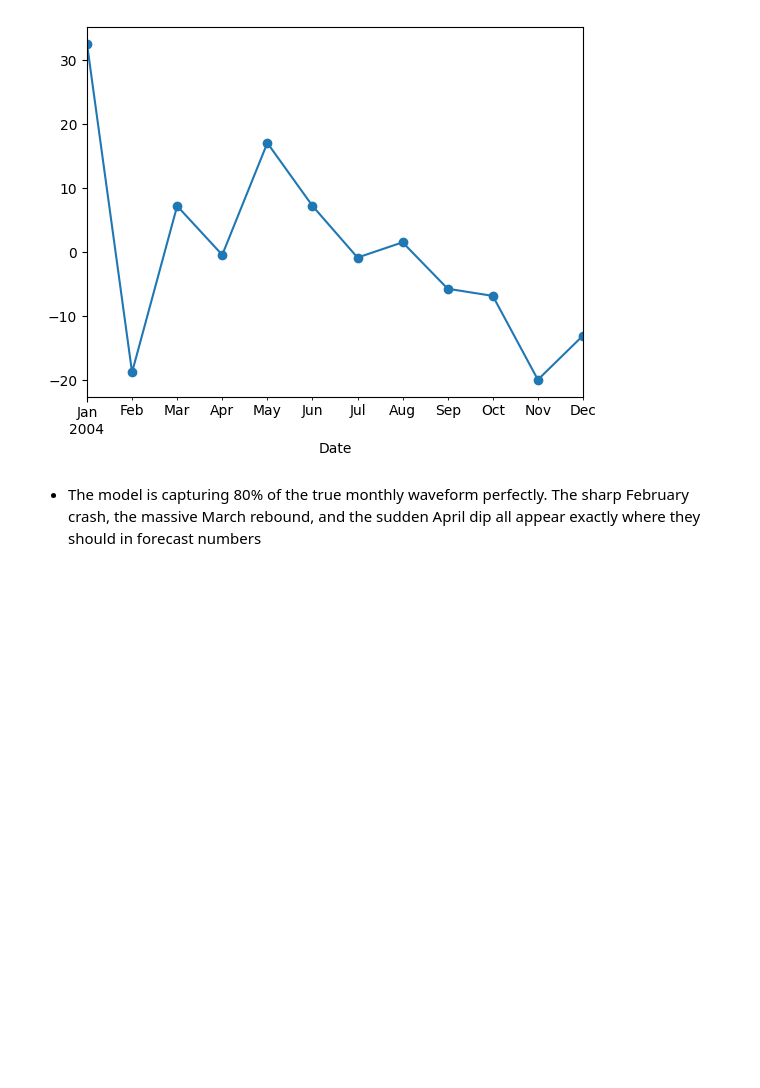
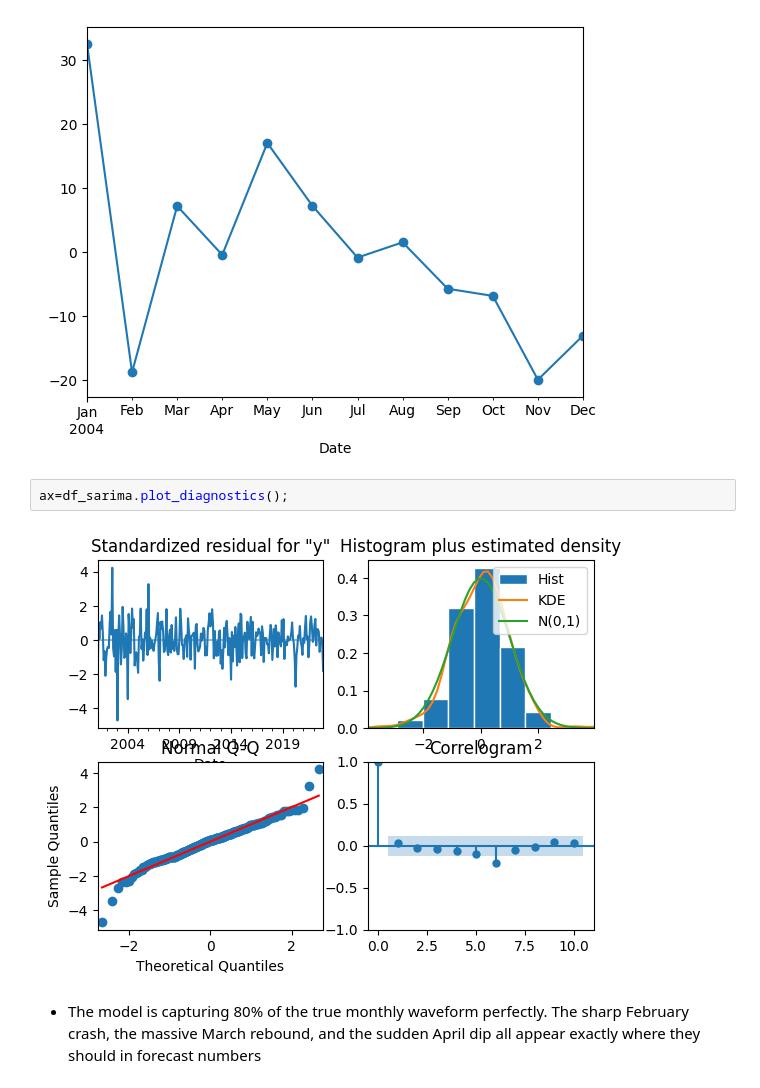
Before and after one commit to Hibashanti/Time-Series-Analysis, a Jupyter notebook: Chicago_Crimes_Core.ipynb, the cells around one changed output. Saved outputs shown, nothing was run; the diff lists cells and outputs as text; blank space fills up the shorter version.

```diff
--- a/Chicago_Crimes_Core.ipynb
+++ b/Chicago_Crimes_Core.ipynb
@@ -867,5 +868,9 @@ ax=plot_forecast(train,test,df_sarima_forecast)
 ax=decompose.seasonal.loc["2004"].plot(marker="o")
 # %% [output]
 [figure]
+# %%
+ax=df_sarima.plot_diagnostics();
+# %% [output]
+[figure, added]
 # %% [markdown]
 - The model is capturing 80% of the true monthly waveform perfectly. The sharp February crash, the massive March rebound, and the sudden April dip all appear exactly where they should in forecast numbers
```
Also changed, not shown: parts of 7 cells of this notebook.
